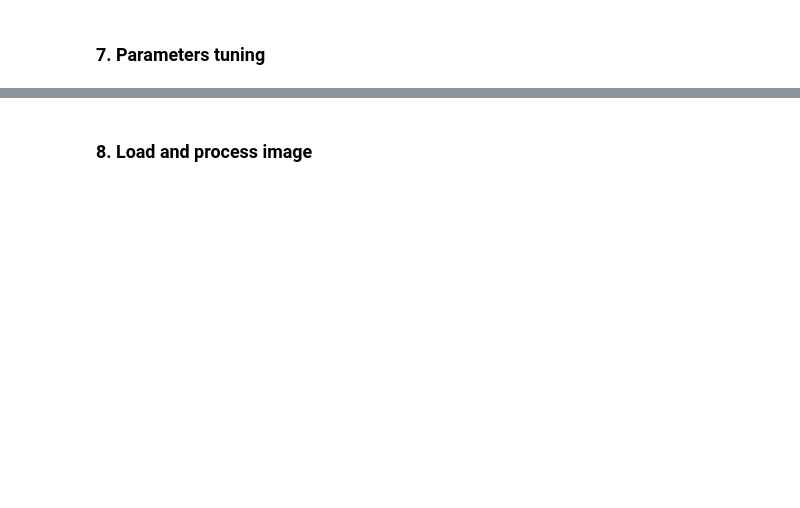
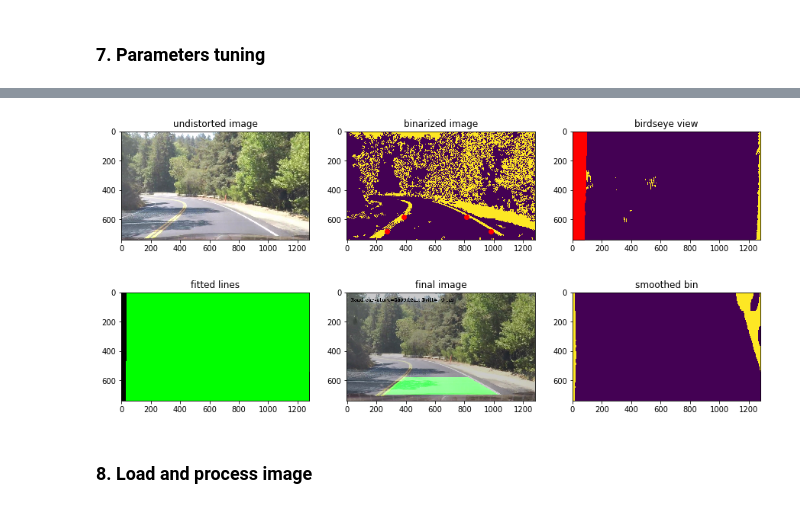
Before and after one commit to mmarouen/CarND-Advanced-Lane-Lines-master, a Jupyter notebook: P2.ipynb, the cells around one changed output, grey strips where cells are left out. Cells and saved outputs as stored; diff of their text form; code cells hidden in the pictures; blank space fills up the shorter version.

```diff
--- a/P2.ipynb
+++ b/P2.ipynb
@@ -510,3 +533,53 @@ Clipping input data to the valid range for imshow with RGB data ([0..1] for floa
+# %%
+%matplotlib inline
+rcParams['figure.figsize'] = 15,5
+
+tracker=Line()
+imname='test_images/harder_video17.jpg'
+sthd=(120,150)
+lthd=(190,255) #white
+bthd=(192,255) #yellow
+gthd=(20,200)
+athd=(np.pi/4.5,np.pi/3.5)
+
+image = mpimg.imread(imname)
+undst_im = cv2.undistort(image, mtx, dist, None, mtx)
+cx_image = create_binary(undst_im,lthd,bthd,sthd)
+src=get_source_points(cx_image)
+# src=srcpt_hard
+ww,mm,mminv=transform_perspective(cx_image,src,50)
+# skinned_ww=cv2.erode(ww,np.ones((11,11),np.uint8),iterations = 2)
+leftx,lefty,rightx,righty,left_found,right_found=find_lane_lines(ww,5,40,70,40)
+out_i=fit_lane_lines(ww,leftx,lefty,rightx,righty,left_found,right_found,True)
+unw=cv2.warpPerspective(out_i, mminv, (image.shape[1],image.shape[0]))
+rer=weighted_img(np.uint8(unw),image)
+
+plt.subplot(1, 3, 1)
+plt.imshow(undst_im)
+plt.title('undistorted image')
+plt.subplot(1, 3, 2)
+plt.imshow(cx_image)
+plt.title('binarized image')
+plt.plot([src[0][0],src[1][0],src[2][0],src[3][0]],
+         [src[0][1],src[1][1],src[2][1],src[3][1]],'ro')
+plt.subplot(1,3,3)
+plt.imshow(ww)
+plt.plot(leftx,lefty,'ro')
+plt.title('birdseye view')
+plt.show()
+plt.subplot(1, 3, 1)
+plt.imshow(out_i)
+plt.title('fitted lines')
+plt.subplot(1, 3, 2)
+plt.imshow(rer)
+plt.title('final image')
+plt.subplot(1, 3, 3)
+plt.imshow(skinned_ww)
+plt.title('smoothed bin')
+plt.show()
+# %% [output]
+[figure, added]
+[figure, added]
 # %% [markdown]
 ### 8. Load and process image
 # %%
```
Also changed, not shown: parts of 13 cells of this notebook.
